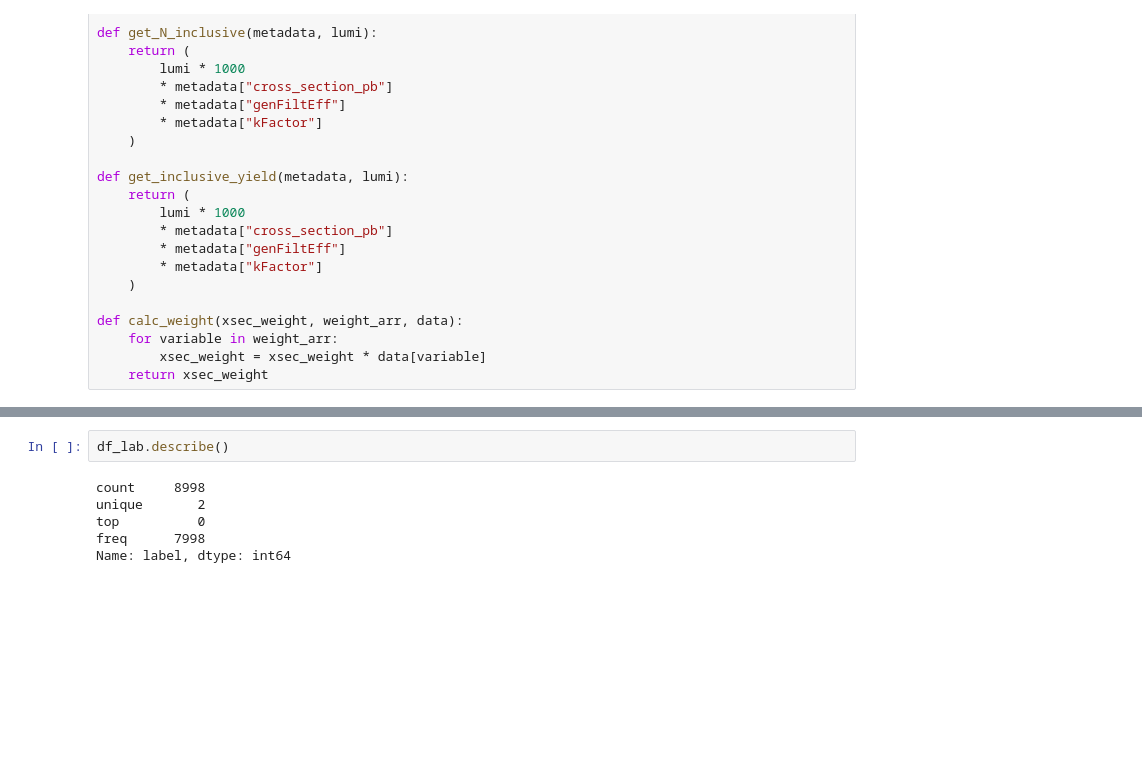
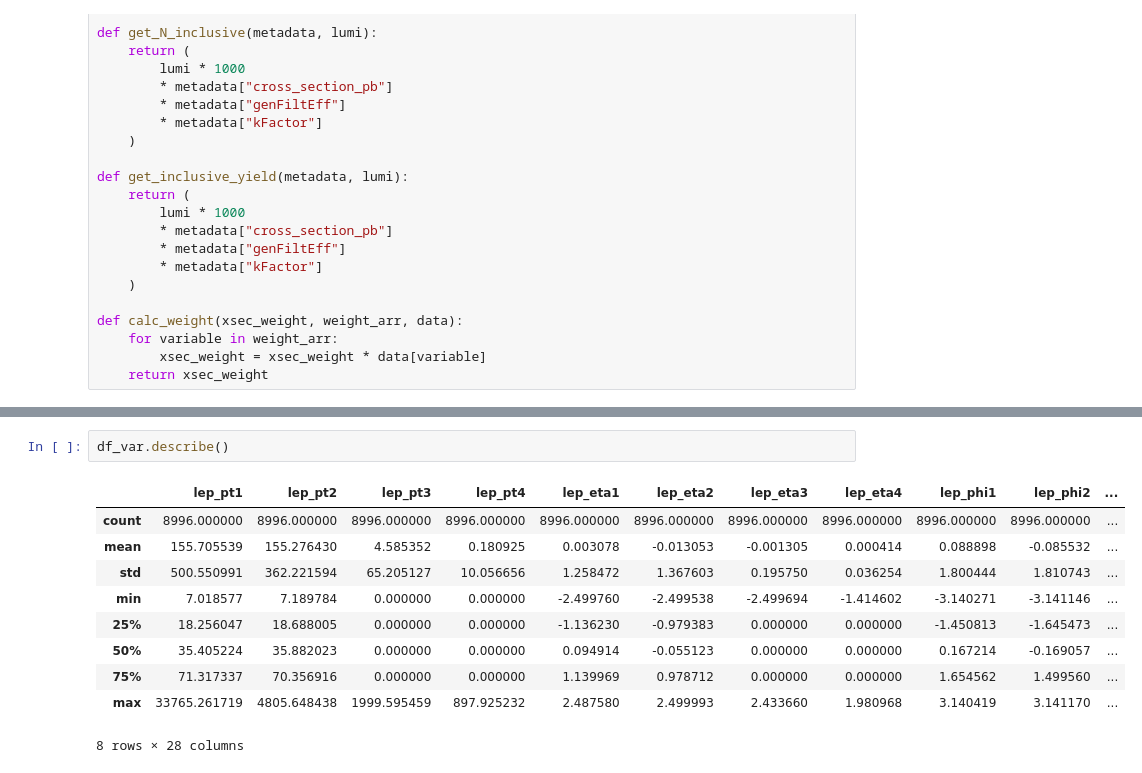
Before and after one commit to nbaeumann/atlas_open_data_fork, a Jupyter notebook: 13-TeV-examples/uproot_python/my_blackbox.ipynb, the cells around one changed output, grey strips where cells are left out. Cells and saved outputs as stored; diff of their text form; blank space fills up the shorter version.

```diff
--- a/13-TeV-examples/uproot_python/my_blackbox.ipynb
+++ b/13-TeV-examples/uproot_python/my_blackbox.ipynb
@@ -249,8 +349,13 @@ df_var.describe()
 # %%
-df_lab.describe()
+df_var.describe()
 # %% [output]
+|  | lep_pt1 | lep_pt2 | lep_pt3 | lep_pt4 | lep_eta1 | lep_eta2 | lep_eta3 | lep_eta4 | lep_phi1 | lep_phi2 | ... |
+| count | 8996.000000 | 8996.000000 | 8996.000000 | 8996.000000 | 8996.000000 | 8996.000000 | 8996.000000 | 8996.000000 | 8996.000000 | 8996.000000 | ... |
+| mean | 155.705539 | 155.276430 | 4.585352 | 0.180925 | 0.003078 | -0.013053 | -0.001305 | 0.000414 | 0.088898 | -0.085532 | ... |
+| std | 500.550991 | 362.221594 | 65.205127 | 10.056656 | 1.258472 | 1.367603 | 0.195750 | 0.036254 | 1.800444 | 1.810743 | ... |
+| min | 7.018577 | 7.189784 | 0.000000 | 0.000000 | -2.499760 | -2.499538 | -2.499694 | -1.414602 | -3.140271 | -3.141146 | ... |
+| 25% | 18.256047 | 18.688005 | 0.000000 | 0.000000 | -1.136230 | -0.979383 | 0.000000 | 0.000000 | -1.450813 | -1.645473 | ... |
+| 50% | 35.405224 | 35.882023 | 0.000000 | 0.000000 | 0.094914 | -0.055123 | 0.000000 | 0.000000 | 0.167214 | -0.169057 | ... |
+| 75% | 71.317337 | 70.356916 | 0.000000 | 0.000000 | 1.139969 | 0.978712 | 0.000000 | 0.000000 | 1.654562 | 1.499560 | ... |
+| max | 33765.261719 | 4805.648438 | 1999.595459 | 897.925232 | 2.487580 | 2.499993 | 2.433660 | 1.980968 | 3.140419 | 3.141170 | ... |
-count     8998
-unique       2
-top          0
-freq      7998
-Name: label, dtype: int64
+8 rows × 28 columns
```
Also changed, not shown: parts of 14 cells of this notebook, 1 other file.
